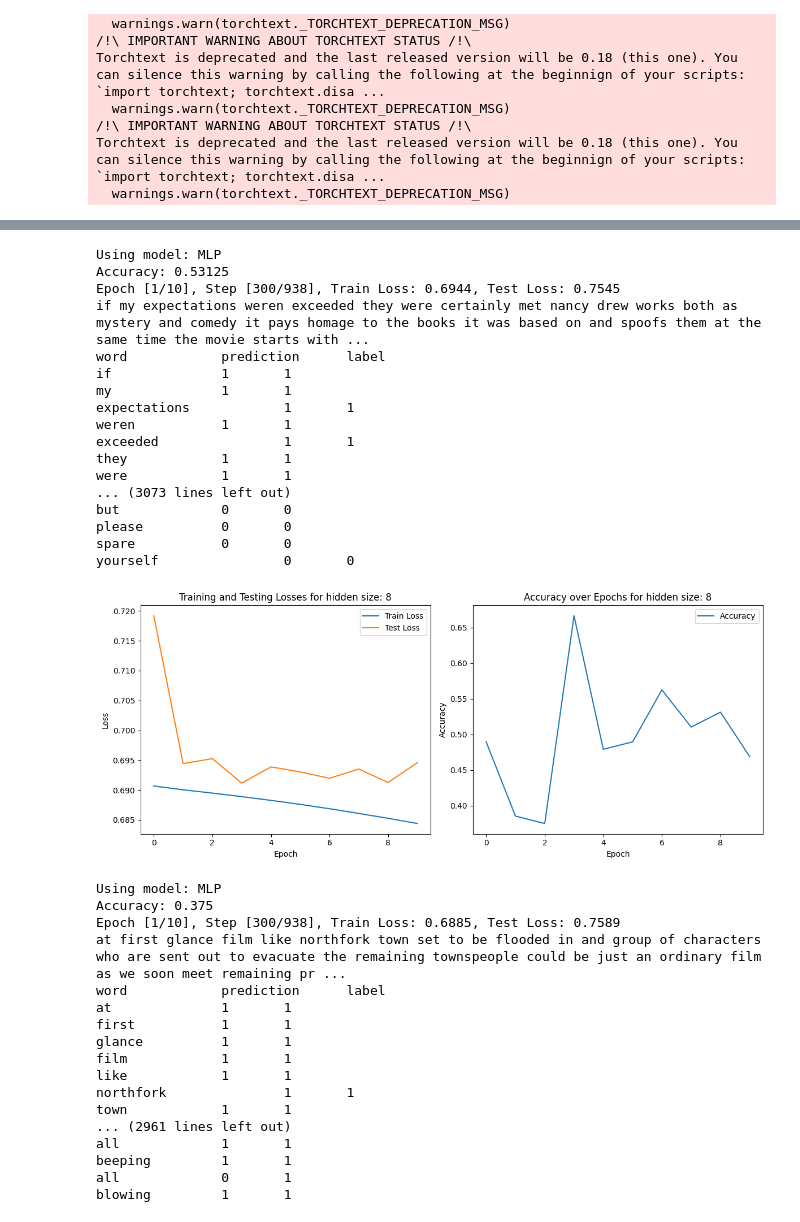
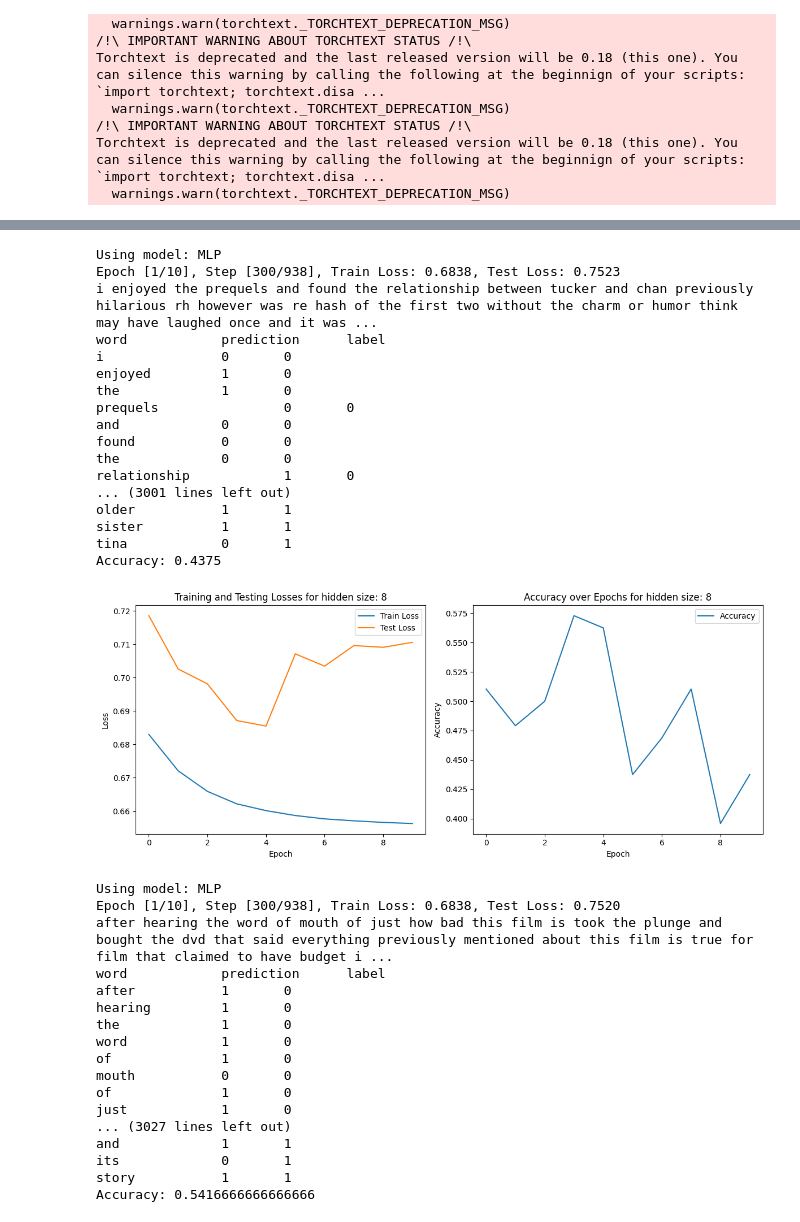
Before and after one commit to orianhuji/deepLearning, a Jupyter notebook: EX3/expirement2.ipynb, the cells around one changed output, grey strips where cells are left out. Drawn from its saved outputs; the diff is of its cells as text; code cells hidden in the pictures.

```diff
--- a/EX3/expirement2.ipynb
+++ b/EX3/expirement2.ipynb
@@ -27,7 +27,7 @@ atten_size = 0          # atten > 0 means using restricted self atten
 
 reload_model = False
 num_epochs = 10
-learning_rate = 0.0001
+learning_rate = 0.001
 test_interval = 300
 
 # Loading sataset, use toy = True for obtaining a smaller dataset
@@ -61,8 +61,7 @@ class ExMLP(nn.Module):
 
         # Token-wise MLP network weights
         self.layer1 = MatMul(input_size,hidden_size)
-        self.layer2 = MatMul(hidden_size,hidden_size)
-        self.layer3 = MatMul(hidden_size,output_size)
+        self.layer2 = MatMul(hidden_size,output_size)
         # additional layer(s)
 
 
@@ -76,8 +75,6 @@ class ExMLP(nn.Module):
         x = self.layer1(x)
         x = self.Sigmoid(x)
         x = self.layer2(x)
-        x = self.Sigmoid(x)
-        x = self.layer3(x)
         x = self.Sigmoid(x)
         # rest
 
@@ -183,7 +180,6 @@ for hidden_size in [2, 4, 8, 16]:
             if test_iter:
                 accuracy = accuracy_score(torch.argmax(output, dim=1).cpu(), torch.argmax(labels, dim=1).cpu())
                 epoch_accuracies.append(accuracy)
-                print(f"Accuracy: {accuracy}")
                 print(
                     f"Epoch [{epoch + 1}/{num_epochs}], "
                     f"Step [{itr + 1}/{len(train_dataset)}], "
@@ -198,8 +194,9 @@ for hidden_size in [2, 4, 8, 16]:
                         print_review(reviews_text[0], nump_subs[0,:,0], nump_subs[0,:,1], labels[0,0], labels[0,1])
 
                 # saving the model
-                torch.save(model, model.name() + ".pth")
+                torch.save(model, model.name() + "_" + str(hidden_size) +".pth")
 
+        print(f"Accuracy: {sum(epoch_accuracies) / len(epoch_accuracies)}")
         accuracies.append(sum(epoch_accuracies) / len(epoch_accuracies))
         train_losses.append(epoch_train_loss / len(train_dataset))
         test_losses.append(epoch_test_loss / (len(train_dataset) // test_interval))
@@ -264,35 +261,35 @@ Epoch [10/10], Step [900/938], Train Loss: 0.6901, Test Loss: 0.6938
 Using model: MLP
-Accuracy: 0.53125
-Epoch [1/10], Step [300/938], Train Loss: 0.6944, Test Loss: 0.7545
-if my expectations weren exceeded they were certainly met nancy drew works both as mystery and comedy it pays homage to the books it was based on and spoofs them at the same time the movie starts with ...
+Epoch [1/10], Step [300/938], Train Loss: 0.6838, Test Loss: 0.7523
+i enjoyed the prequels and found the relationship between tucker and chan previously hilarious rh however was re hash of the first two without the charm or humor think may have laughed once and it was ...
 word            prediction      label
-if              1       1
-my              1       1
-expectations            1       1
-weren           1       1
-exceeded                1       1
-they            1       1
-were            1       1
-... (3073 lines left out)
-but             0       0
-please          0       0
-spare           0       0
-yourself                0       0
+i               0       0
+enjoyed         1       0
+the             1       0
+prequels                0       0
+and             0       0
+found           0       0
+the             0       0
+relationship            1       0
+... (3001 lines left out)
+older           1       1
+sister          1       1
+tina            0       1
+Accuracy: 0.4375
-[figure, old version]
+[figure, new version]
 Using model: MLP
-Accuracy: 0.375
-Epoch [1/10], Step [300/938], Train Loss: 0.6885, Test Loss: 0.7589
-at first glance film like northfork town set to be flooded in and group of characters who are sent out to evacuate the remaining townspeople could be just an ordinary film as we soon meet remaining pr ...
+Epoch [1/10], Step [300/938], Train Loss: 0.6838, Test Loss: 0.7520
+after hearing the word of mouth of just how bad this film is took the plunge and bought the dvd that said everything previously mentioned about this film is true for film that claimed to have budget i ...
 word            prediction      label
-at              1       1
-first           1       1
-glance          1       1
-film            1       1
-like            1       1
-northfork               1       1
-town            1       1
-... (2961 lines left out)
-all             1       1
-beeping         1       1
-all             0       1
-blowing         1       1
+after           1       0
+hearing         1       0
+the             1       0
+word            1       0
+of              1       0
+mouth           0       0
+of              1       0
+just            1       0
+... (3027 lines left out)
+and             1       1
+its             0       1
+story           1       1
+Accuracy: 0.5416666666666666
```
Also changed, not shown: parts of 8 cells of this notebook, 18 other files.
